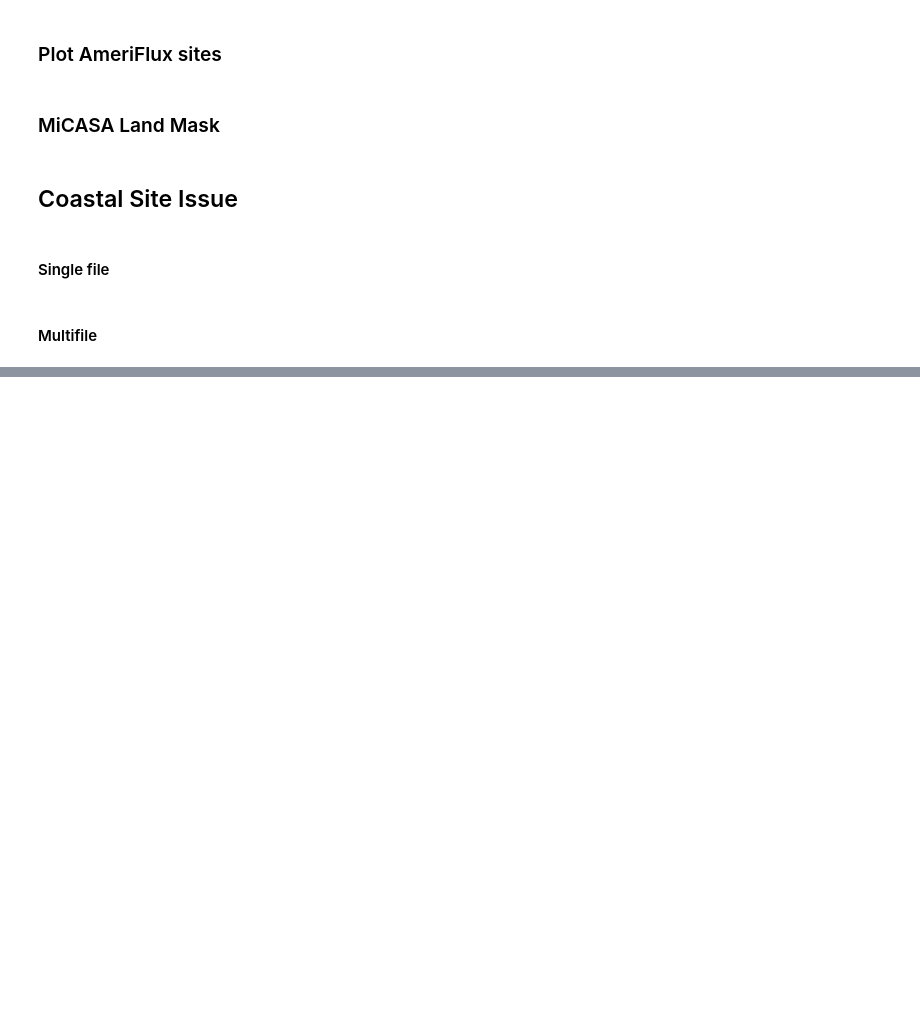
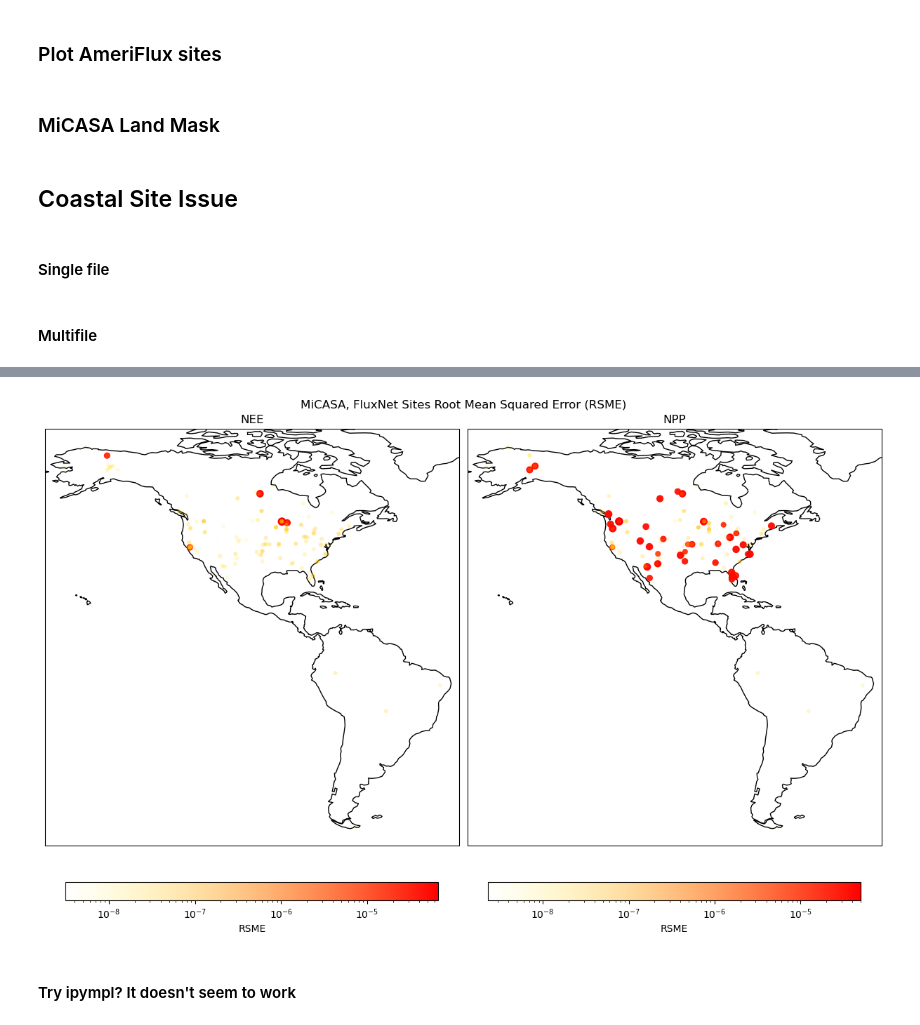
Before and after one commit to hannahzafar/FLUXNET-Model-comparison, a Jupyter notebook: notebooks/Debug-sandbox.ipynb, the cells around one changed output, grey strips where cells are left out. Cells and saved outputs as stored; diff of their text form; code cells hidden in the pictures; blank space fills up the shorter version.

```diff
--- a/notebooks/Debug-sandbox.ipynb
+++ b/notebooks/Debug-sandbox.ipynb
@@ -317,0 +382,12 @@ filtered_df[['Site ID','Latitude (degrees)','Longitude (degrees)',]]
+# %%
+ds = xr.Dataset(
+    coords={
+        'site_id': df['Site ID'].values,
+        'lat': ('site_id', df['Latitude (degrees)'].values),
+        'lon': ('site_id', df['Longitude (degrees)'].values),
+    },
+    data_vars={
+        'NEE_RSME': ("site_id", df['NEE_RSME'].values),
+        'NPP_RSME': ("site_id", df['NPP_RSME'].values),
+    }
+)
@@ -317,0 +438,26 @@ filtered_df[['Site ID','Latitude (degrees)','Longitude (degrees)',]]
+# %%
+fig, axs = plt.subplots(1,2,figsize=(12, 10), subplot_kw={'projection': proj}, constrained_layout=True);
+fig.suptitle('MiCASA, FluxNet Sites Root Mean Squared Error (RSME)', y=0.76)
+values =['NEE_RSME', 'NPP_RSME']
+for ax,val in zip(axs, values):
+    ax.add_feature(cfeature.COASTLINE,zorder=0)
+    plot = ds.plot.scatter(x="lon", y="lat",ax=ax,
+
+                           markersize=val, edgecolor='none',add_legend=False,
+
+                            norm=colors.LogNorm(),
+                            # norm=colors.LogNorm(vmin=ds[val].min(), vmax=ds[val].max()),
+                           hue=val,
+                           cmap=my_cmap,
+                           # cmap='cool',
+                           # cmap='autumn_r',
+                           add_colorbar=False
+                          )
+
+    cbar = fig.colorbar(plot, ax=ax, shrink=0.9, label=val[4:], orientation='horizontal')
+    ax.set_title(val[:3])
+plt.show()
+# %% [output]
+[figure, added]
+# %% [markdown]
+#### Try ipympl? It doesn't seem to work
```
Also changed, not shown: parts of 41 cells of this notebook, 2 other files.
